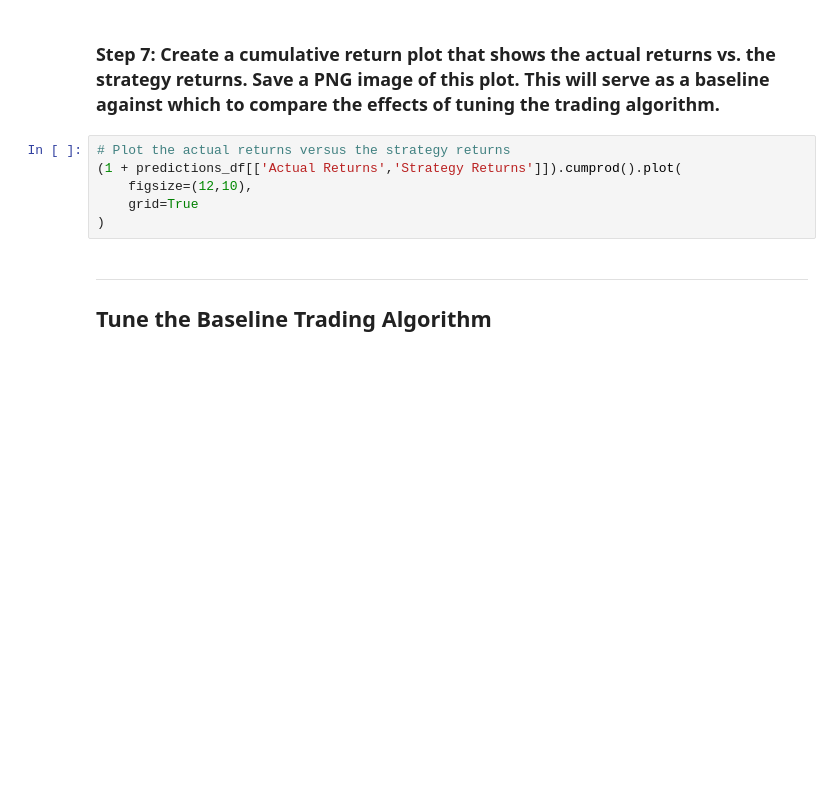
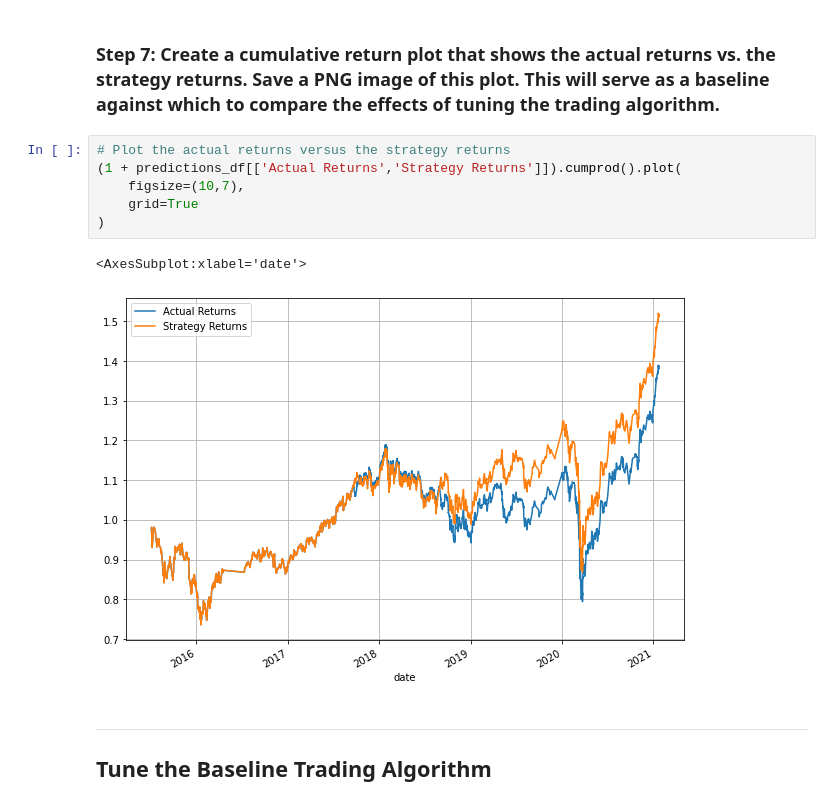
Before and after one commit to cbsandiego/machine_learning_trading, a Jupyter notebook: machine_learning_trading_bot.ipynb, the cells around one changed output. Cells and saved outputs as stored; diff of their text form; blank space fills up the shorter version.

```diff
--- a/machine_learning_trading_bot.ipynb
+++ b/machine_learning_trading_bot.ipynb
@@ -249,9 +388,12 @@ display(predictions_df.tail())
 # %%
 # Plot the actual returns versus the strategy returns
 (1 + predictions_df[['Actual Returns','Strategy Returns']]).cumprod().plot(
-    figsize=(12,10),
+    figsize=(10,7),
     grid=True
 )
+# %% [output]
+<AxesSubplot:xlabel='date'>
+[figure, added]
 # %% [markdown]
 ---
 
```
Also changed, not shown: parts of 23 cells of this notebook.
